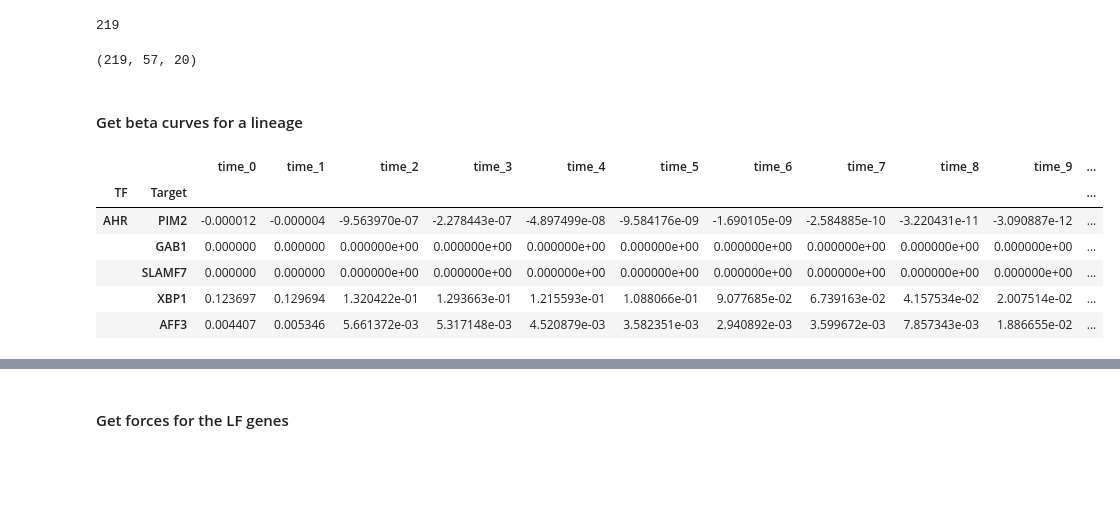
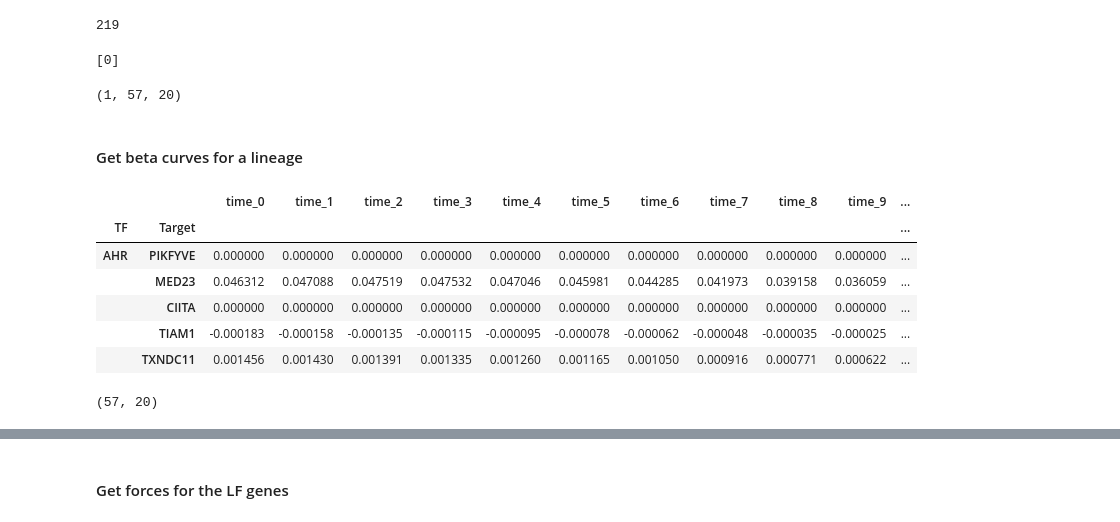
Before and after one commit to sachha-naksha/B_Cell_States, a Jupyter notebook: multiome_dynamic_regulation/py_scripts/analysis/LF_dynamics.ipynb, the cells around one changed output, grey strips where cells are left out. Cells and saved outputs as stored; diff of their text form; code cells hidden in the pictures; blank space fills up the shorter version.

Commit message:
pre-revision of LF dynamics code

```diff
--- a/multiome_dynamic_regulation/py_scripts/analysis/LF_dynamics.ipynb
+++ b/multiome_dynamic_regulation/py_scripts/analysis/LF_dynamics.ipynb
@@ -190,8 +146,8 @@ plt.show()
 # %% [markdown]
 #### Get subnetworks for the dynamic genes in one lineage
 # %%
-pts, fsmooth = dictys_dynamic_object.linspace(0,2,20,0.0005)
-stat1_net = fsmooth(stat.net(dictys_dynamic_object,varname='w_in')) #varname can load direct effect or total effect network
+pts, fsmooth = dictys_dynamic_object.linspace(0,3,20,0.001)
+stat1_net = fsmooth(stat.net(dictys_dynamic_object)) #varname=w_in loads total effect network
 stat1_netbin = stat.fbinarize(stat1_net,sparsity=0.01)
 stat1_x=stat.pseudotime(dictys_dynamic_object,pts)
 dtime = pd.Series(stat1_x.compute(pts)[0])
@@ -214,7 +173,3 @@ np.save(os.path.join(output_folder, 'dnetbin_pb_20pts_total_effect.npy'), dnetbi
-# %%
-#load the dnet and dnetbin
-dnet = np.load(os.path.join(output_folder, 'dnet_pb_20pts.npy'))
-dnetbin = np.load(os.path.join(output_folder, 'dnetbin_pb_20pts.npy'))
 # %%
 # get indices of the dynamic_pb_genes
 lf_genes_indices = get_gene_indices(dictys_dynamic_object, lf_genes)
@@ -245,37 +200,45 @@ kept_tf_names = [index_to_gene[idx] for idx in TFs_to_keep_gene_indices]
 print(len(kept_tf_names))
 # %% [output]
 219
+# %%
+AHR_TF_index, _, _ = get_tf_indices(dictys_dynamic_object, ['AHR'])
+print(AHR_TF_index)
+# %% [output]
+[0]
 # %%
 # Get the subnetworks for the kept TFs
-filtered_subnetworks = dnet[np.ix_(TFs_to_keep_indices, lf_genes_indices, range(dnet.shape[2]))]
+filtered_subnetworks = dnet[np.ix_(AHR_TF_index, lf_genes_indices, range(dnet.shape[2]))]
 display(filtered_subnetworks.shape)
 # %% [output]
-(219, 57, 20)
+(1, 57, 20)
 # %% [markdown]
 #### Get beta curves for a lineage
 # %%
 # Create multi-index tuples (all combinations of TF-target pairs)
-index_tuples = [(tf, target) for tf in kept_tf_names for target in lf_genes]
+#index_tuples = [(tf, target) for tf in kept_tf_names for target in lf_genes]
+index_tuples = [(tf, target) for tf in ['AHR'] for target in lf_genes]
 multi_index = pd.MultiIndex.from_tuples(index_tuples, names=['TF', 'Target'])
 # Reshape the subnetworks array to 2D (pairs × time points)
 n_tfs, n_targets, n_times = filtered_subnetworks.shape
 reshaped_data = filtered_subnetworks.reshape(-1, n_times)
 
 # Create DataFrame with multi-index
 lf_beta_dcurve = pd.DataFrame(
     reshaped_data,
     index=multi_index,
     columns=[f'time_{i}' for i in range(n_times)]
 )
 display(lf_beta_dcurve.head())
+display(lf_beta_dcurve.shape)
 # %% [output]
 |  |  | time_0 | time_1 | time_2 | time_3 | time_4 | time_5 | time_6 | time_7 | time_8 | time_9 | ... |
 | TF | Target |  |  |  |  |  |  |  |  |  |  | ... |
-| AHR | PIM2 | -0.000012 | -0.000004 | -9.563970e-07 | -2.278443e-07 | -4.897499e-08 | -9.584176e-09 | -1.690105e-09 | -2.584885e-10 | -3.220431e-11 | -3.090887e-12 | ... |
-|  | GAB1 | 0.000000 | 0.000000 | 0.000000e+00 | 0.000000e+00 | 0.000000e+00 | 0.000000e+00 | 0.000000e+00 | 0.000000e+00 | 0.000000e+00 | 0.000000e+00 | ... |
-|  | SLAMF7 | 0.000000 | 0.000000 | 0.000000e+00 | 0.000000e+00 | 0.000000e+00 | 0.000000e+00 | 0.000000e+00 | 0.000000e+00 | 0.000000e+00 | 0.000000e+00 | ... |
-|  | XBP1 | 0.123697 | 0.129694 | 1.320422e-01 | 1.293663e-01 | 1.215593e-01 | 1.088066e-01 | 9.077685e-02 | 6.739163e-02 | 4.157534e-02 | 2.007514e-02 | ... |
-|  | AFF3 | 0.004407 | 0.005346 | 5.661372e-03 | 5.317148e-03 | 4.520879e-03 | 3.582351e-03 | 2.940892e-03 | 3.599672e-03 | 7.857343e-03 | 1.886655e-02 | ... |
+| AHR | PIKFYVE | 0.000000 | 0.000000 | 0.000000 | 0.000000 | 0.000000 | 0.000000 | 0.000000 | 0.000000 | 0.000000 | 0.000000 | ... |
+|  | MED23 | 0.046312 | 0.047088 | 0.047519 | 0.047532 | 0.047046 | 0.045981 | 0.044285 | 0.041973 | 0.039158 | 0.036059 | ... |
+|  | CIITA | 0.000000 | 0.000000 | 0.000000 | 0.000000 | 0.000000 | 0.000000 | 0.000000 | 0.000000 | 0.000000 | 0.000000 | ... |
+|  | TIAM1 | -0.000183 | -0.000158 | -0.000135 | -0.000115 | -0.000095 | -0.000078 | -0.000062 | -0.000048 | -0.000035 | -0.000025 | ... |
+|  | TXNDC11 | 0.001456 | 0.001430 | 0.001391 | 0.001335 | 0.001260 | 0.001165 | 0.001050 | 0.000916 | 0.000771 | 0.000622 | ... |
+(57, 20)
 # %%
 # save the lf_beta_dcurve as a pickle
 lf_beta_dcurve.to_pickle(os.path.join(output_folder, 'lf_beta_dcurve_pb_total_effect.pkl'))
```
Also changed, not shown: parts of 14 cells of this notebook, 1 other file.
